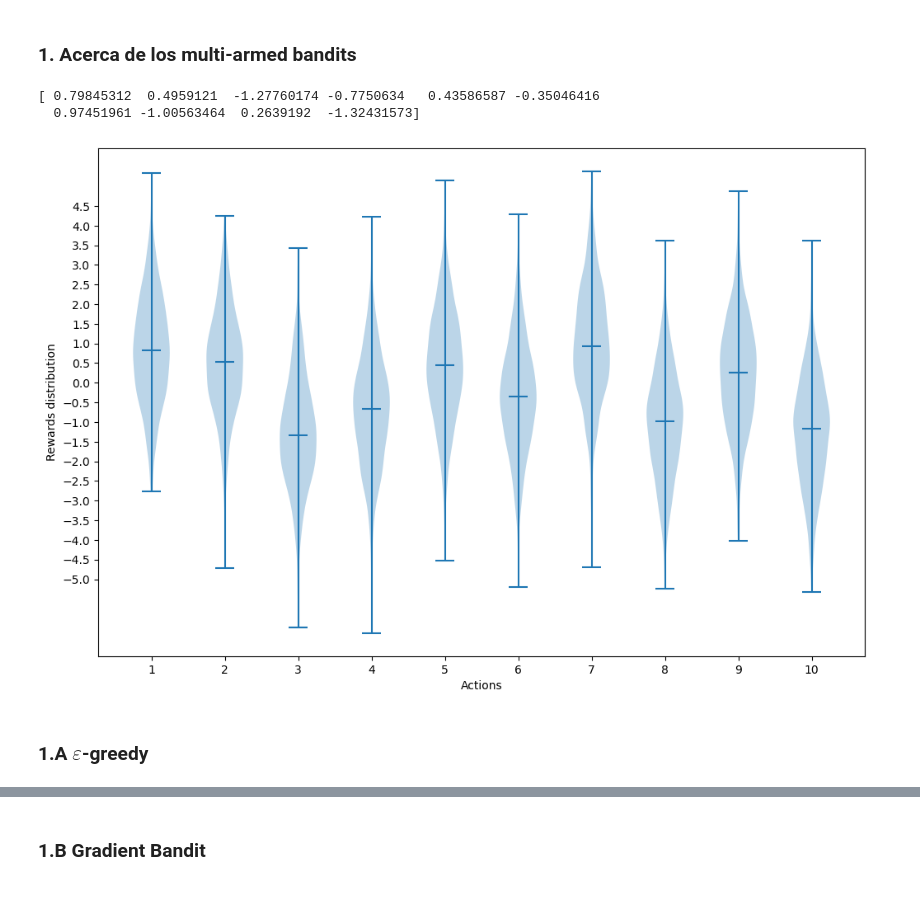
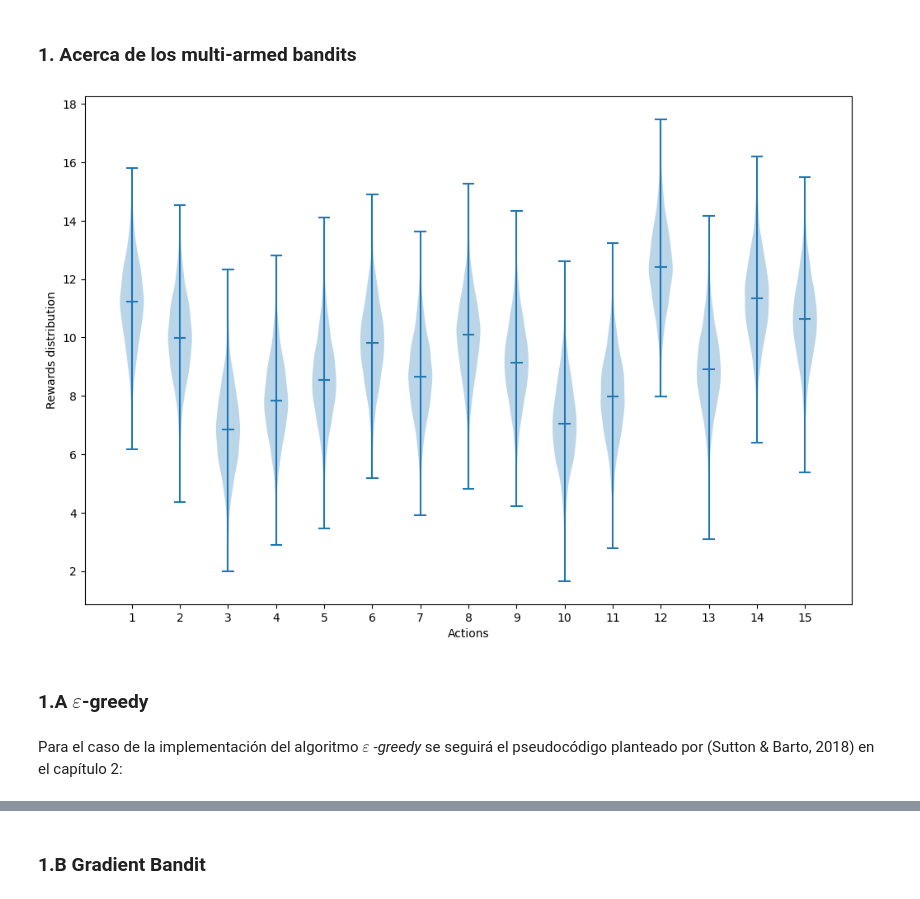
Before and after one commit to wilmarc/Reinforcement-Learning, a Jupyter notebook: hw1-wacg/Tarea1_wacg.ipynb, the cells around one changed output, grey strips where cells are left out. Drawn from its saved outputs; the diff is of its cells as text; code cells hidden in the pictures.

```diff
--- a/hw1-wacg/Tarea1_wacg.ipynb
+++ b/hw1-wacg/Tarea1_wacg.ipynb
@@ -8,10 +8,24 @@
 # %%
 import numpy as np
 import matplotlib.pyplot as plt
+# %%
+# Inicializaicón de los parámetros de los modelos
+    #Número de los bandits (Acciones)
+n_bandits=15
+    #Media de las acciones q*
+mean_q=10
+    #Varianza de las acciones q*
+variance_q=4
+    #Varianza de cada acción (recompensa)
+action_var=2
+    #Número de pasos: horizonte
+steps=5000
+    #número de iteraciones (repeticiones del experimento)
+iter=1000
 # %% [markdown]
 ### 1. Acerca de los multi-armed bandits
 # %%
-# Función para generar q*(a_k)
+# Función para generar una visualización de q*(a_k)
 #num_actions por definición será igual al número de bandits (entrada por parámetro para permitir la escalabilidad de la función)
 
 def generate_q(mean, variance, num_actions, steps,step_variance):
@@ -19,23 +33,18 @@ def generate_q(mean, variance, num_actions, steps,step_variance):
     q_ini=np.random.normal(mean, np.sqrt(variance), num_actions)
     for i,mean_q in enumerate(q_ini):
         q_ast[:,i]=np.random.normal(mean_q, np.sqrt(step_variance), steps)
-    print(q_ini)
     return q_ast
 
-q_val=generate_q(0,1,10,1000,2)
+q_val=generate_q(mean_q,variance_q,n_bandits,steps,action_var)
-# %% [output]
-[ 0.79845312  0.4959121  -1.27760174 -0.7750634   0.43586587 -0.35046416
-  0.97451961 -1.00563464  0.2639192  -1.32431573]
 # %%
 plt.figure(figsize=(12,8))
 plt.ylabel('Rewards distribution')
 plt.xlabel('Actions')
-plt.xticks(range(1,11))
-plt.yticks(np.arange(-5,5,0.5))
+plt.xticks(range(1,n_bandits+1))
 
-plt.violinplot(q_val, positions=range(1,11), showmedians=True)
+plt.violinplot(q_val, positions=range(1,n_bandits+1), showmedians=True)
 plt.show()
 # %% [output]
-[figure, old version]
+[figure, new version]
 # %% [markdown]
 ### 1.A $\varepsilon$-greedy
@@ -41,0 +67,2 @@ plt.show()
+# %% [markdown]
+Para el caso de la implementación del algoritmo $\varepsilon$ -_greedy_ se seguirá el pseudocódigo planteado por (Sutton & Barto, 2018) en el capítulo 2:
```
Also changed, not shown: parts of 5 cells of this notebook, 1 other file.
